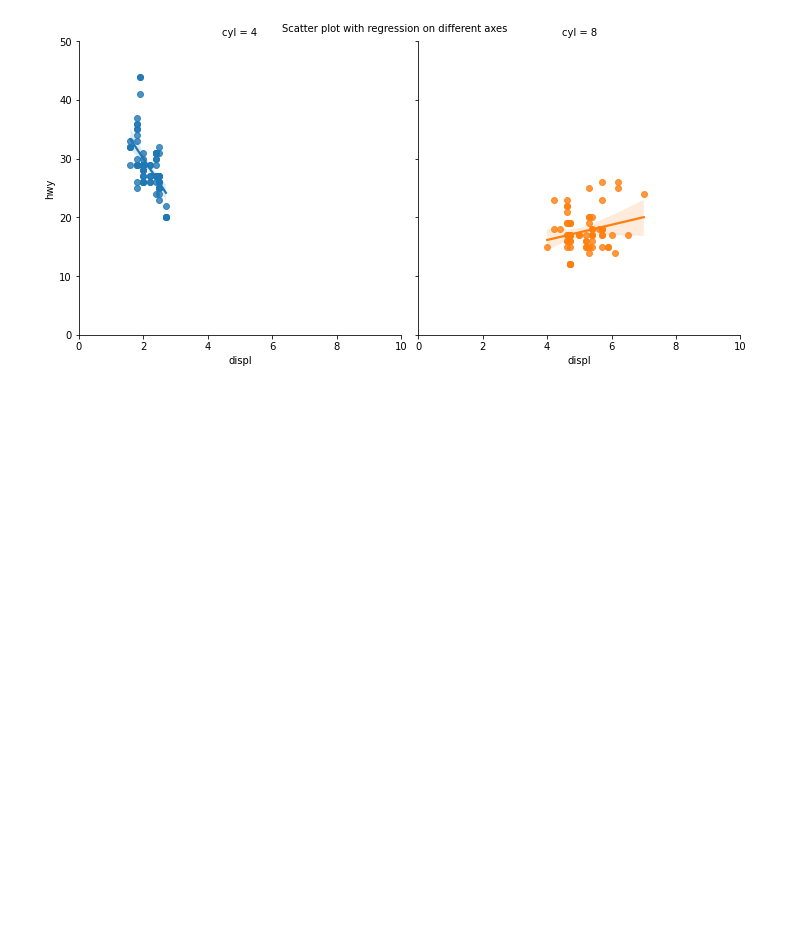
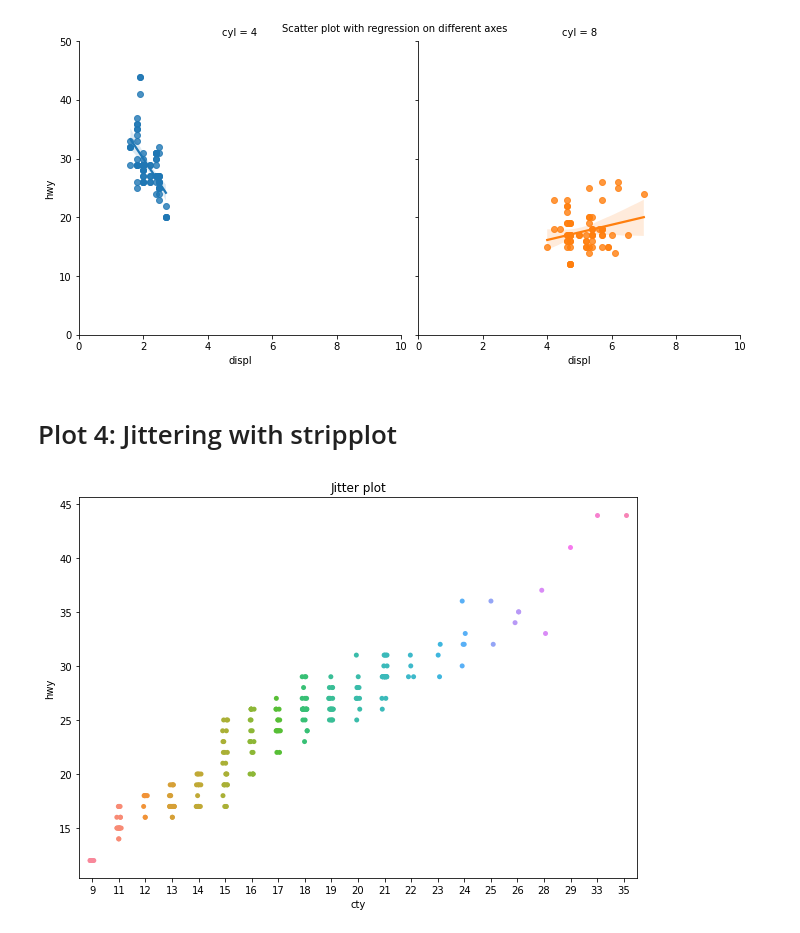
Before and after one commit to kyutcho/viz_in_python, a Jupyter notebook: viz_in_python.ipynb, the cells around one changed output. Cells and saved outputs as stored; diff of their text form; code cells hidden in the pictures; blank space fills up the shorter version.

Commit message:
sns stripplot practice

```diff
--- a/viz_in_python.ipynb
+++ b/viz_in_python.ipynb
@@ -215,3 +215,16 @@ axes.set(xlim = (0, 10), ylim = (0, 50))
 plt.suptitle("Scatter plot with regression on different axes", fontsize = 10);
 # %% [output]
 [figure]
+# %% [markdown]
+# Plot 4: Jittering with stripplot
+# %%
+x = mpg["cty"]
+y = mpg["hwy"]
+
+plt.figure(figsize = (10, 7))
+
+ax = sns.stripplot(x, y)
+
+ax.set_title("Jitter plot");
+# %% [output]
+[figure, added]
```
